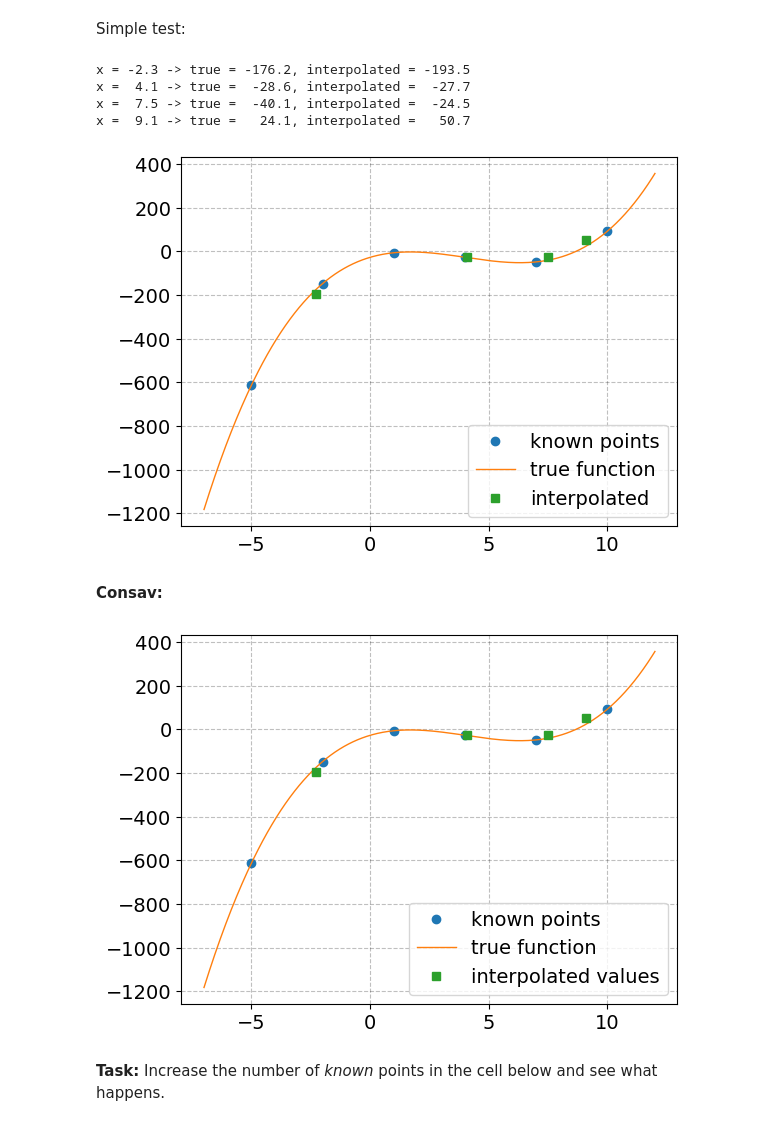
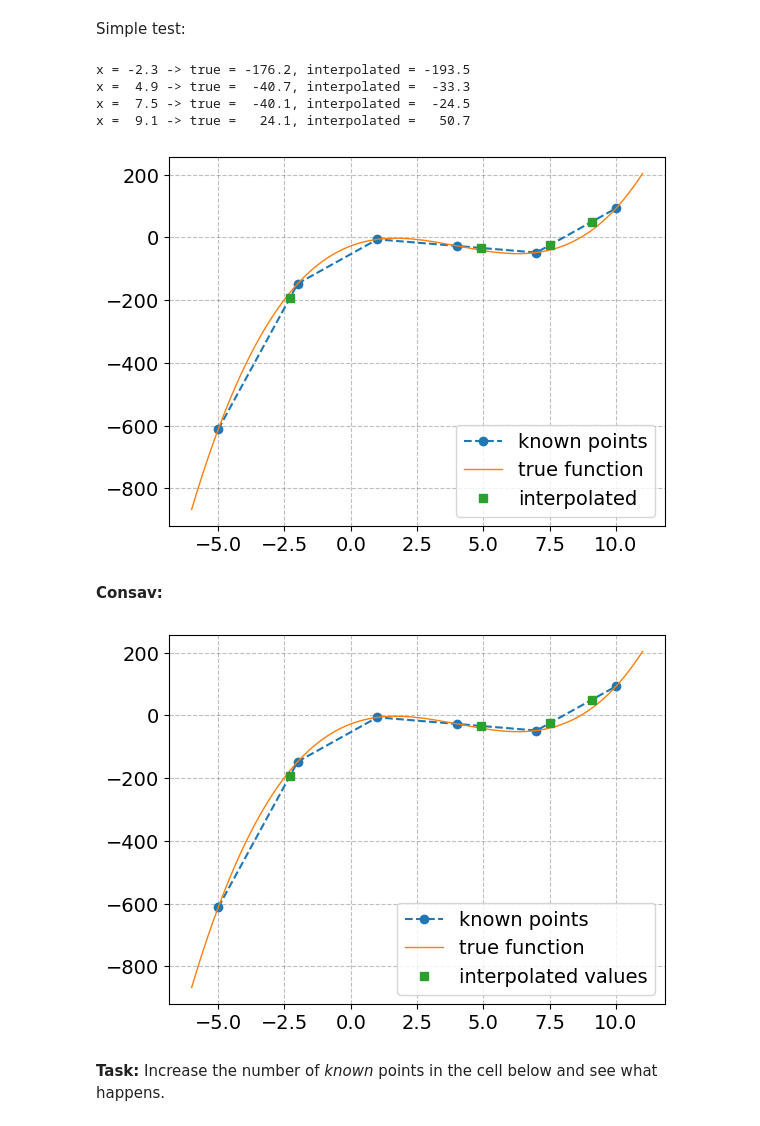
Before and after one commit to NumEconCopenhagen/MiniCourse-HetAMacro, a Jupyter notebook: 01-Consumption-Saving/01. ConSavModel.ipynb, the cells around one changed output. Drawn from its saved outputs; the diff is of its cells as text; code cells hidden in the pictures.

```diff
--- a/01-Consumption-Saving/01. ConSavModel.ipynb
+++ b/01-Consumption-Saving/01. ConSavModel.ipynb
@@ -144,13 +144,13 @@ F = f(G)
 # %% [markdown]
 True function values at fine grid:
 # %%
-grid = np.linspace(-7,12,500) # 500 makes it "fine"
+grid = np.linspace(-6,11,500) # 500 makes it "fine"
 F_true = f(grid)
 # %% [markdown]
 Simple test:
 # %%
 # interpolate
-X = [-2.3,4.1,7.5,9.1]
+X = [-2.3,4.9,7.5,9.1]
 F_approx = []
 for x in X:
     true = f(x)
@@ -161,33 +161,34 @@ for x in X:
 # plot
 fig = plt.figure()
 ax = fig.add_subplot(1,1,1)
-ax.plot(G,F,'o',label='known points')
+ax.plot(G,F,'--o',label='known points')
 ax.plot(grid,F_true,'-',lw=1,label='true function')
 ax.plot(X,F_approx,'s',lw=1,label='interpolated')
-ax.legend(loc='lower right',facecolor='white',frameon=True);
+ax.legend(loc='lower right',facecolor='white',frameon=True)
+fig.savefig('figs/linear_interpolation.pdf')
 # %% [output]
 x = -2.3 -> true = -176.2, interpolated = -193.5
-x =  4.1 -> true =  -28.6, interpolated =  -27.7
+x =  4.9 -> true =  -40.7, interpolated =  -33.3
 x =  7.5 -> true =  -40.1, interpolated =  -24.5
 x =  9.1 -> true =   24.1, interpolated =   50.7
-[figure, old version]
+[figure, new version]
 # %% [markdown]
 **Consav:**
 # %%
 from consav.linear_interp import interp_1d
 
 # b. interpolate
 F_approx_consav = np.array([interp_1d(G,F,xi) for xi in X])
 
 # c. plot
 fig = plt.figure()
 ax = fig.add_subplot(1,1,1)
-ax.plot(G,F,'o',label='known points')
+ax.plot(G,F,'--o',label='known points')
 ax.plot(grid,F_true,'-',lw=1,label='true function')
 ax.plot(X,F_approx_consav,'s',lw=1,label='interpolated values')
 ax.legend(loc='lower right',facecolor='white',frameon=True);
 # %% [output]
-[figure, old version]
+[figure, new version]
 # %% [markdown]
 **Task:** Increase the number of *known* points in the cell below and see what happens.
 # %%
```
Also changed, not shown: parts of 8 cells of this notebook, 54 other files.
